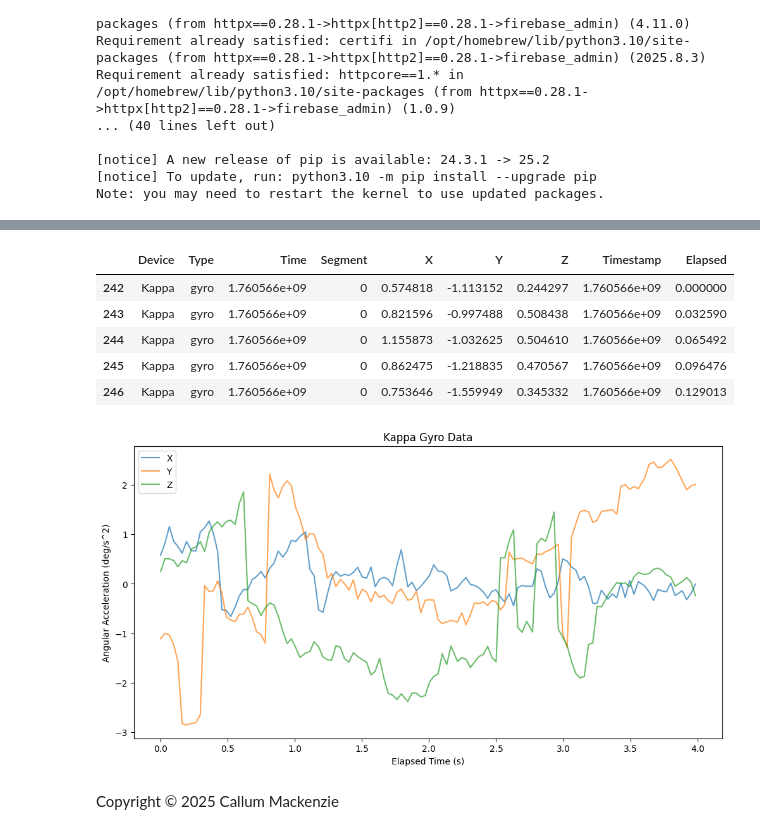
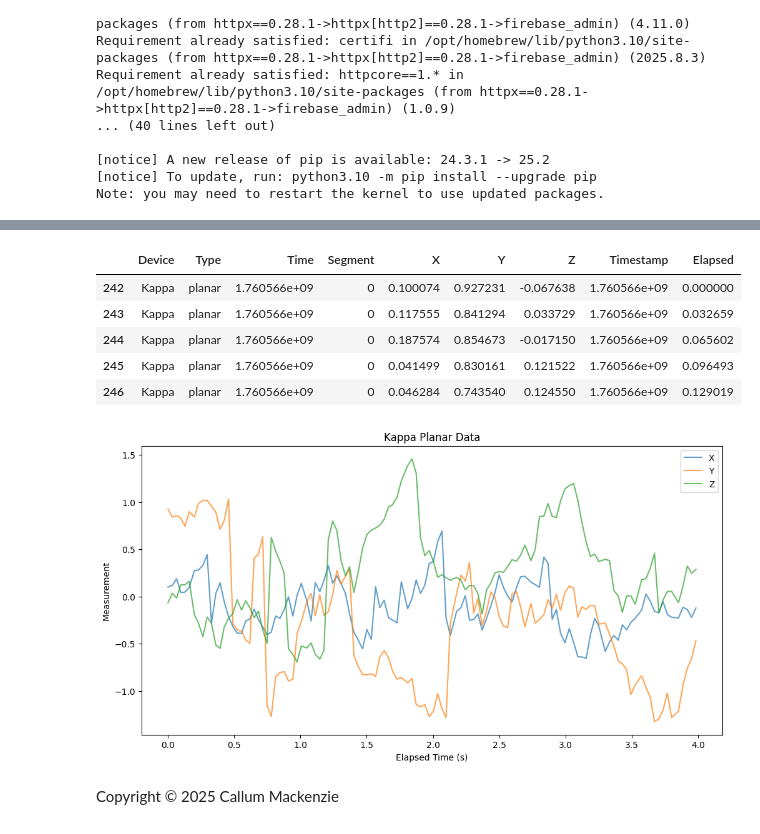
Before and after one commit to Fitintel/fitnet-ml, a Jupyter notebook: test-analysis.ipynb, the cells around one changed output, grey strips where cells are left out. Cells and saved outputs as stored; diff of their text form; code cells hidden in the pictures.

Commit message:
Toggle for planar, gyro, mag

```diff
--- a/test-analysis.ipynb
+++ b/test-analysis.ipynb
@@ -96,33 +98,34 @@ df
 # Visualize IMU data of a given type
 
 devname = "Kappa"
+imutype = "planar"
 
-gyro = df[df['Type'] == 'gyro']
-dev = gyro[gyro['Device'] == devname].copy()
+imud = df[df['Type'] == imutype].copy()
+dev = imud[imud['Device'] == devname].copy()
 earliest = dev['Time'].min()
 dev['Elapsed'] = dev['Time'] - earliest
 
 dev.head()
 # %% [output]
 |  | Device | Type | Time | Segment | X | Y | Z | Timestamp | Elapsed |
-| 242 | Kappa | gyro | 1.760566e+09 | 0 | 0.574818 | -1.113152 | 0.244297 | 1.760566e+09 | 0.000000 |
-| 243 | Kappa | gyro | 1.760566e+09 | 0 | 0.821596 | -0.997488 | 0.508438 | 1.760566e+09 | 0.032590 |
-| 244 | Kappa | gyro | 1.760566e+09 | 0 | 1.155873 | -1.032625 | 0.504610 | 1.760566e+09 | 0.065492 |
-| 245 | Kappa | gyro | 1.760566e+09 | 0 | 0.862475 | -1.218835 | 0.470567 | 1.760566e+09 | 0.096476 |
-| 246 | Kappa | gyro | 1.760566e+09 | 0 | 0.753646 | -1.559949 | 0.345332 | 1.760566e+09 | 0.129013 |
+| 242 | Kappa | planar | 1.760566e+09 | 0 | 0.100074 | 0.927231 | -0.067638 | 1.760566e+09 | 0.000000 |
+| 243 | Kappa | planar | 1.760566e+09 | 0 | 0.117555 | 0.841294 | 0.033729 | 1.760566e+09 | 0.032659 |
+| 244 | Kappa | planar | 1.760566e+09 | 0 | 0.187574 | 0.854673 | -0.017150 | 1.760566e+09 | 0.065602 |
+| 245 | Kappa | planar | 1.760566e+09 | 0 | 0.041499 | 0.830161 | 0.121522 | 1.760566e+09 | 0.096493 |
+| 246 | Kappa | planar | 1.760566e+09 | 0 | 0.046284 | 0.743540 | 0.124550 | 1.760566e+09 | 0.129019 |
 # %%
 import matplotlib.pyplot as plt
 
 plt.figure(figsize=(12, 6))
 plt.plot(dev['Elapsed'], dev['X'], label='X', alpha=0.7)
 plt.plot(dev['Elapsed'], dev['Y'], label='Y', alpha=0.7)
 plt.plot(dev['Elapsed'], dev['Z'], label='Z', alpha=0.7)
-plt.title(devname + ' Gyro Data')
+plt.title(devname + ' ' + (imutype[0].upper() + imutype[1:]) + ' Data')
 plt.xlabel('Elapsed Time (s)')
-plt.ylabel('Angular Acceleration (deg/s^2)')
+plt.ylabel('Measurement')
 plt.legend()
 plt.show()
 # %% [output]
-[figure, old version]
+[figure, new version]
 # %% [markdown]
 Copyright © 2025 Callum Mackenzie
```
Also changed, not shown: parts of 2 cells of this notebook.
